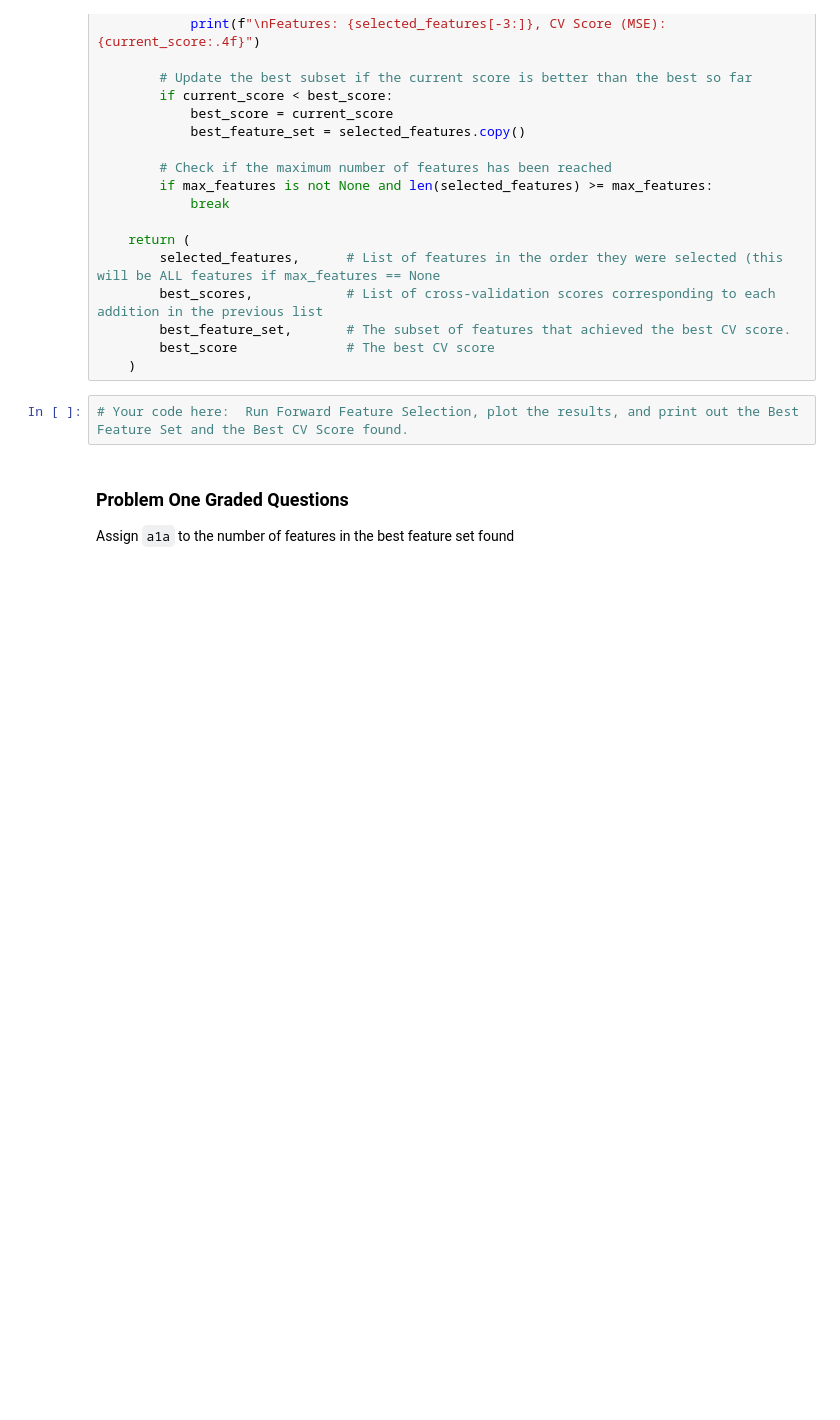
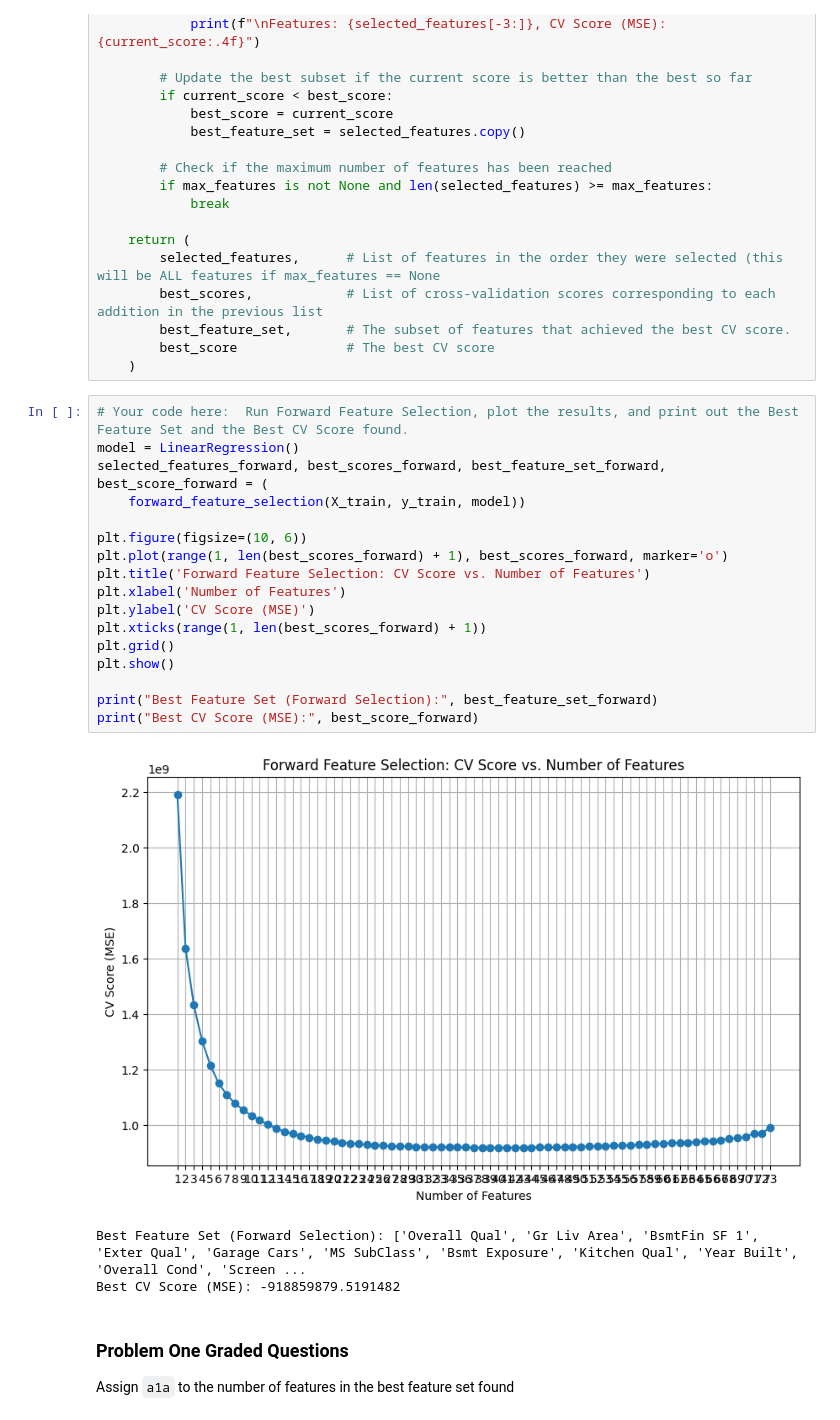
Before and after one commit to Quantum-Cosmic/Module-3-Assignments, a Jupyter notebook: Homework_05.ipynb, the cells around one changed output. Cells and saved outputs as stored; diff of their text form; blank space fills up the shorter version.

```diff
--- a/Homework_05.ipynb
+++ b/Homework_05.ipynb
@@ -178,6 +178,25 @@ def forward_feature_selection(X, y, model,
     )
 # %%
 # Your code here:  Run Forward Feature Selection, plot the results, and print out the Best Feature Set and the Best CV Score found.
+model = LinearRegression()
+selected_features_forward, best_scores_forward, best_feature_set_forward, best_score_forward = (
+    forward_feature_selection(X_train, y_train, model))
+
+plt.figure(figsize=(10, 6))
+plt.plot(range(1, len(best_scores_forward) + 1), best_scores_forward, marker='o')
+plt.title('Forward Feature Selection: CV Score vs. Number of Features')
+plt.xlabel('Number of Features')
+plt.ylabel('CV Score (MSE)')
+plt.xticks(range(1, len(best_scores_forward) + 1))
+plt.grid()
+plt.show()
+
+print("Best Feature Set (Forward Selection):", best_feature_set_forward)
+print("Best CV Score (MSE):", best_score_forward)
+# %% [output]
+[figure, added]
+Best Feature Set (Forward Selection): ['Overall Qual', 'Gr Liv Area', 'BsmtFin SF 1', 'Exter Qual', 'Garage Cars', 'MS SubClass', 'Bsmt Exposure', 'Kitchen Qual', 'Year Built', 'Overall Cond', 'Screen ...
+Best CV Score (MSE): -918859879.5191482
 # %% [markdown]
 ### Problem One Graded Questions
 
```
Also changed, not shown: parts of 30 cells of this notebook.
